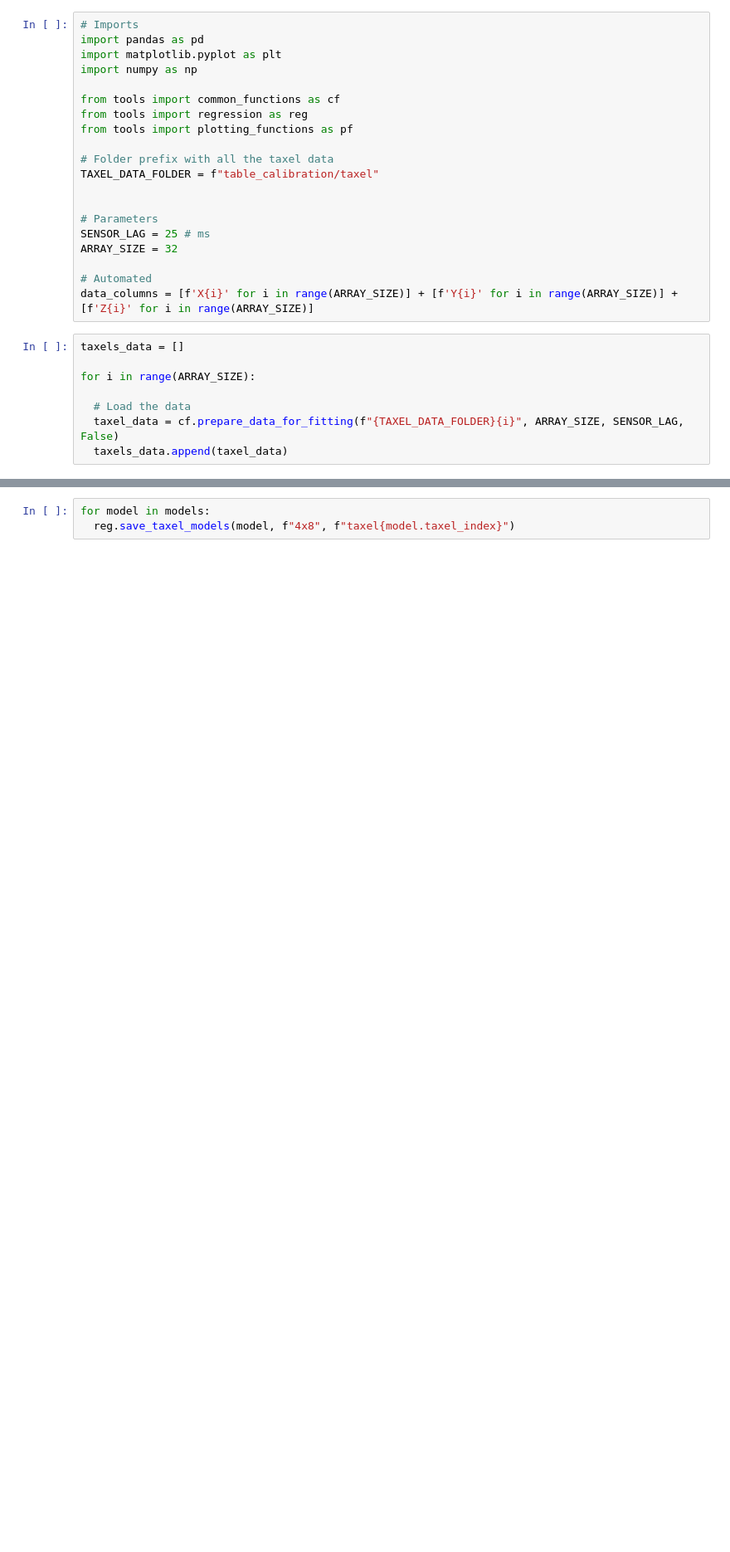
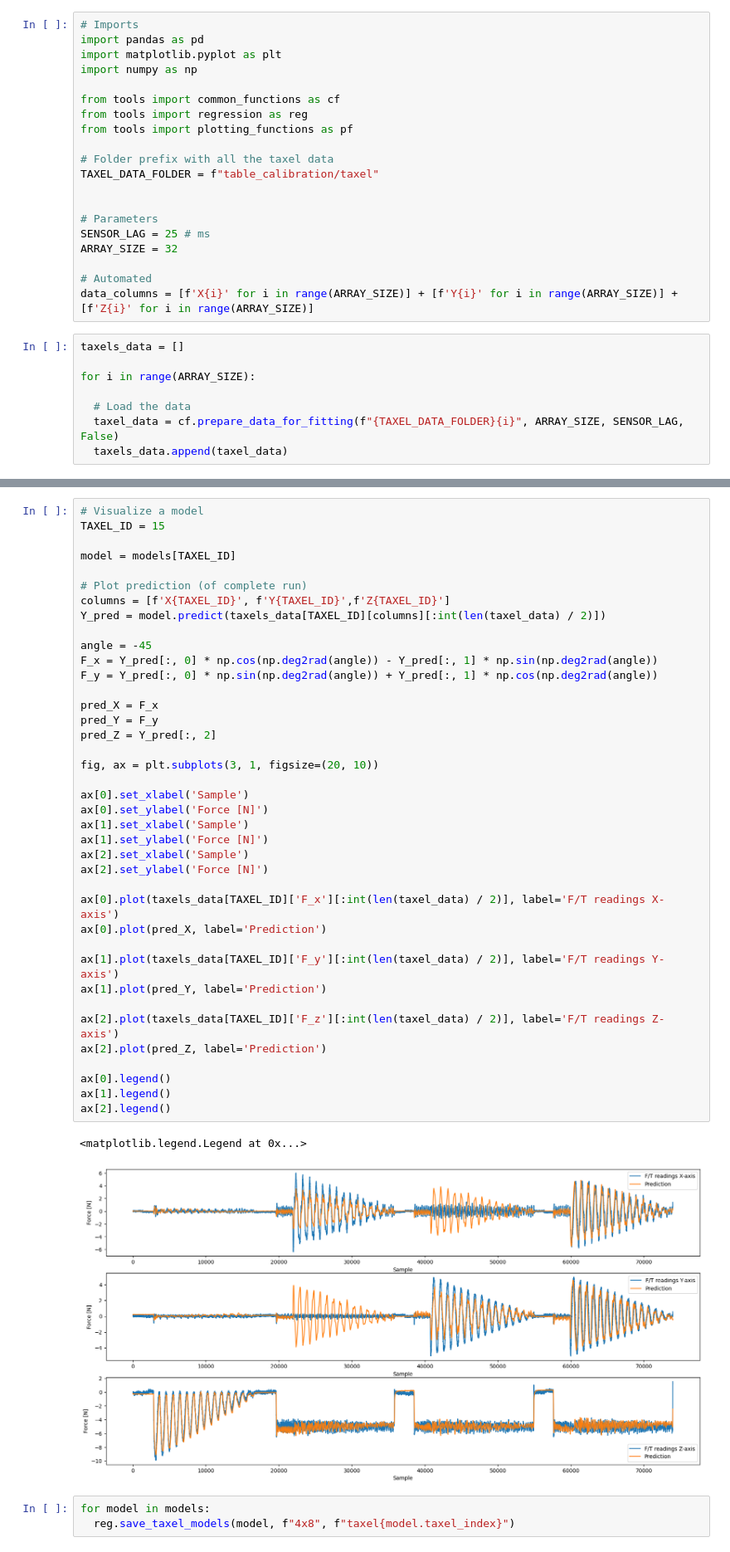
Before and after one commit to LowiekVDS/High-Resolution-Three-axis-Force-Sensing-for-Robotic-Fingertips, a Jupyter notebook: notebooks/auto_model_creation_4x8.ipynb, the cells around one changed output, grey strips where cells are left out. Shown at 83% size. Saved outputs shown, nothing was run; the diff lists cells and outputs as text; blank space fills up the shorter version.

```diff
--- a/notebooks/auto_model_creation_4x8.ipynb
+++ b/notebooks/auto_model_creation_4x8.ipynb
@@ -71,3 +96,45 @@ MSE:  0.25383265236385055
+# %%
+# Visualize a model
+TAXEL_ID = 15
+
+model = models[TAXEL_ID]
+
+# Plot prediction (of complete run)
+columns = [f'X{TAXEL_ID}', f'Y{TAXEL_ID}',f'Z{TAXEL_ID}']
+Y_pred = model.predict(taxels_data[TAXEL_ID][columns][:int(len(taxel_data) / 2)])
+
+angle = -45
+F_x = Y_pred[:, 0] * np.cos(np.deg2rad(angle)) - Y_pred[:, 1] * np.sin(np.deg2rad(angle))
+F_y = Y_pred[:, 0] * np.sin(np.deg2rad(angle)) + Y_pred[:, 1] * np.cos(np.deg2rad(angle))
+
+pred_X = F_x
+pred_Y = F_y
+pred_Z = Y_pred[:, 2]
+
+fig, ax = plt.subplots(3, 1, figsize=(20, 10))
+
+ax[0].set_xlabel('Sample')
+ax[0].set_ylabel('Force [N]')
+ax[1].set_xlabel('Sample')
+ax[1].set_ylabel('Force [N]')
+ax[2].set_xlabel('Sample')
+ax[2].set_ylabel('Force [N]')
+
+ax[0].plot(taxels_data[TAXEL_ID]['F_x'][:int(len(taxel_data) / 2)], label='F/T readings X-axis')
+ax[0].plot(pred_X, label='Prediction')
+
+ax[1].plot(taxels_data[TAXEL_ID]['F_y'][:int(len(taxel_data) / 2)], label='F/T readings Y-axis')
+ax[1].plot(pred_Y, label='Prediction')
+
+ax[2].plot(taxels_data[TAXEL_ID]['F_z'][:int(len(taxel_data) / 2)], label='F/T readings Z-axis')
+ax[2].plot(pred_Z, label='Prediction')
+
+ax[0].legend()
+ax[1].legend()
+ax[2].legend()
+# %% [output]
+<matplotlib.legend.Legend at 0x...>
+[figure, added]
 # %%
 for model in models:
   reg.save_taxel_models(model, f"4x8", f"taxel{model.taxel_index}")
```
Also changed, not shown: parts of 3 cells of this notebook, 43 other files.
